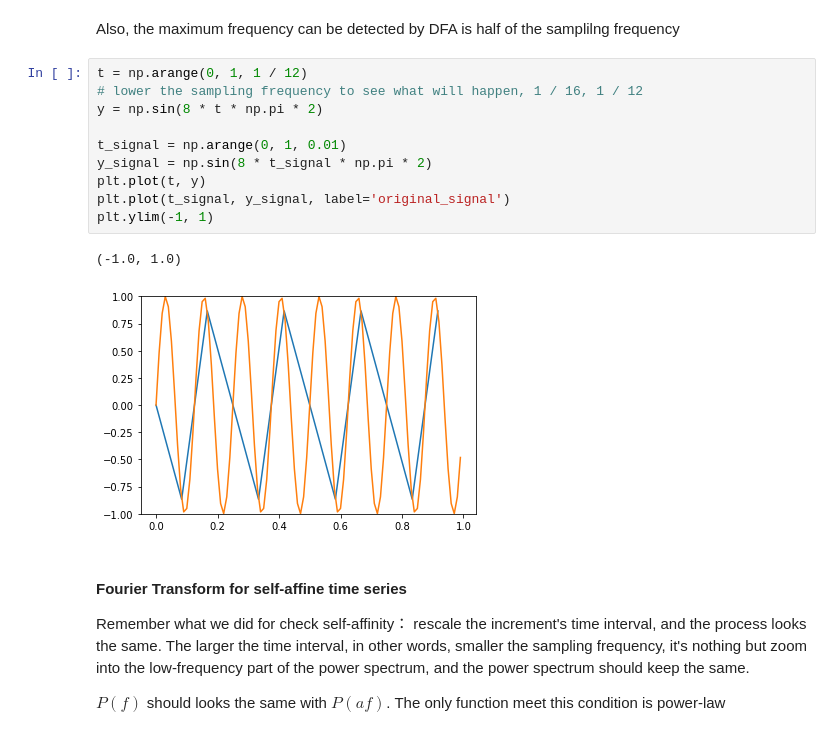
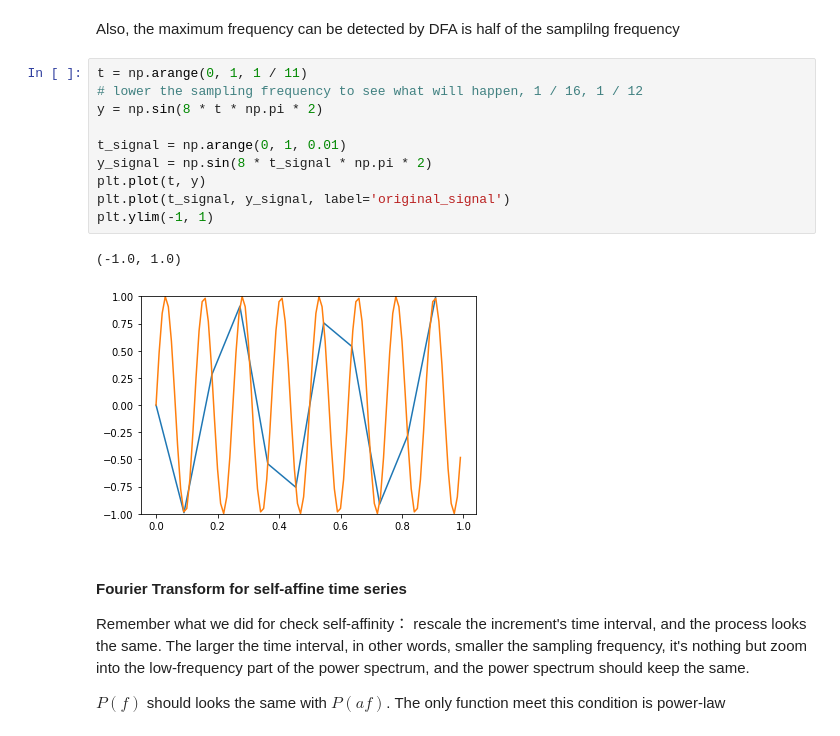
Before and after one commit to AlexMa123/BIU-Computational-Physics-2022, a Jupyter notebook: Lecture5 - TimeSeries.ipynb, the cells around one changed output. Saved outputs shown, nothing was run; the diff lists cells and outputs as text.

```diff
--- a/Lecture5 - TimeSeries.ipynb
+++ b/Lecture5 - TimeSeries.ipynb
@@ -262,18 +264,18 @@ plt.plot(np.fft.ifft(fft_result).real)
 # %% [markdown]
 Also, the maximum frequency can be detected by DFA is half of the samplilng frequency
 # %%
-t = np.arange(0, 1, 1 / 12)
+t = np.arange(0, 1, 1 / 11)
 # lower the sampling frequency to see what will happen, 1 / 16, 1 / 12
 y = np.sin(8 * t * np.pi * 2)
 
 t_signal = np.arange(0, 1, 0.01)
 y_signal = np.sin(8 * t_signal * np.pi * 2)
 plt.plot(t, y)
 plt.plot(t_signal, y_signal, label='original_signal')
 plt.ylim(-1, 1)
 # %% [output]
 (-1.0, 1.0)
-[figure, old version]
+[figure, new version]
 # %% [markdown]
 #### Fourier Transform for self-affine time series
 Remember what we did for check self-affinity： rescale the increment's time interval, and the process looks the same. The larger the time interval, in other words, smaller the sampling frequency, it's nothing but zoom into the low-frequency part of the power spectrum, and the power spectrum should keep the same.
```
Also changed, not shown: parts of 19 cells of this notebook.
